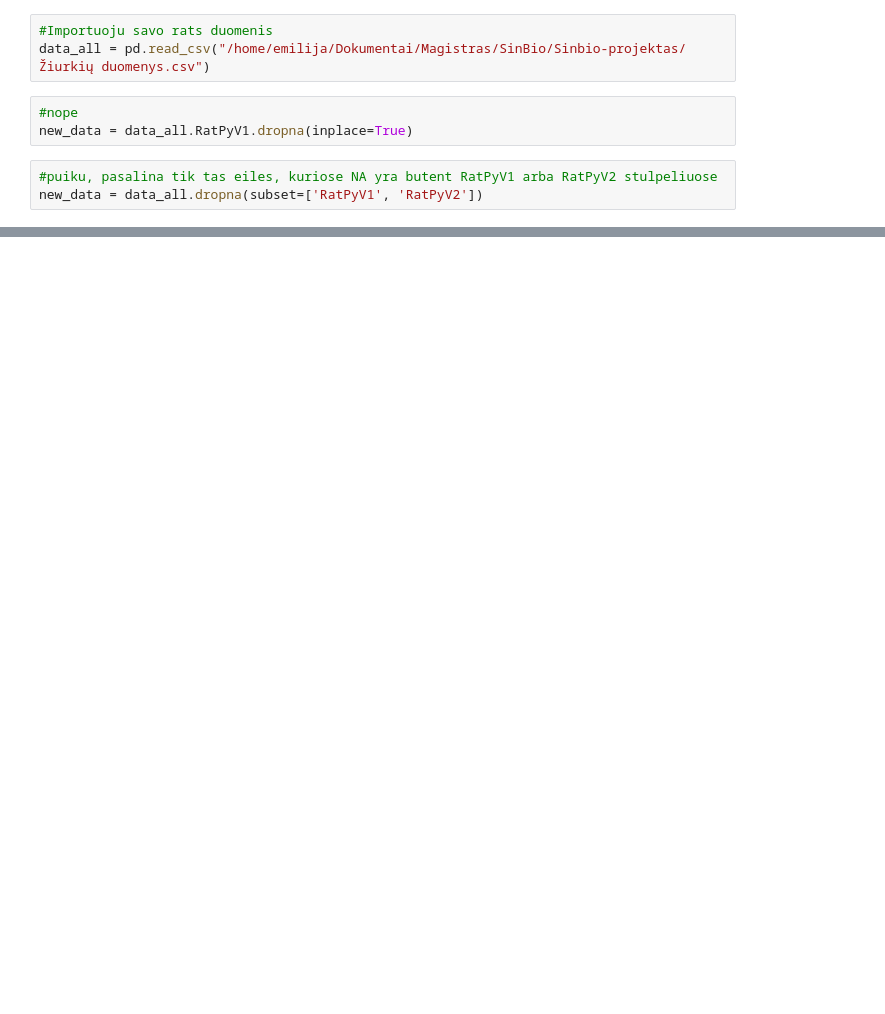
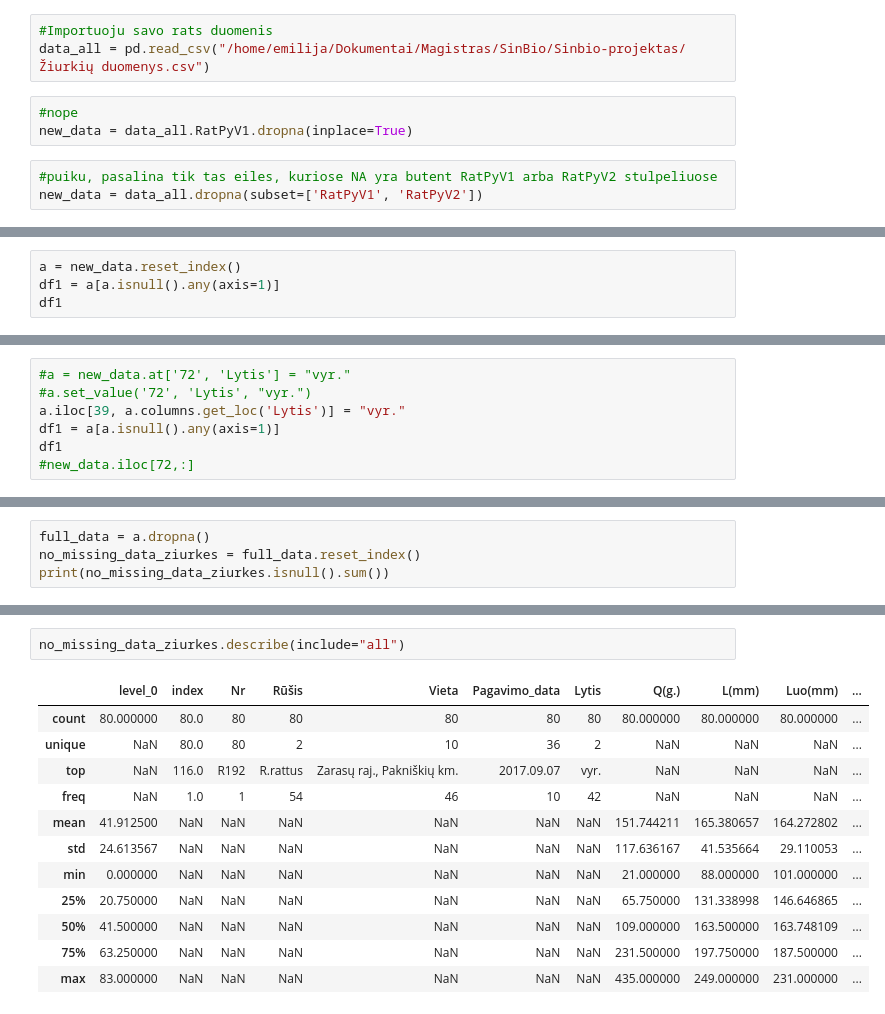
Before and after one commit to emyliuxe/Sinbio-projektas, a Jupyter notebook: python-3-notebook-remove-missing-data.ipynb, the cells around one changed output, grey strips where cells are left out. Saved outputs shown, nothing was run; the diff lists cells and outputs as text; blank space fills up the shorter version.

```diff
--- a/python-3-notebook-remove-missing-data.ipynb
+++ b/python-3-notebook-remove-missing-data.ipynb
@@ -43,0 +229,4 @@ new_data.describe(include='all')
+# %%
+a = new_data.reset_index()
+df1 = a[a.isnull().any(axis=1)]
+df1
@@ -43,0 +241,7 @@ new_data.describe(include='all')
+# %%
+#a = new_data.at['72', 'Lytis'] = "vyr."
+#a.set_value('72', 'Lytis', "vyr.")
+a.iloc[39, a.columns.get_loc('Lytis')] = "vyr."
+df1 = a[a.isnull().any(axis=1)]
+df1
+#new_data.iloc[72,:]
@@ -43,0 +276,4 @@ new_data.describe(include='all')
+# %%
+full_data = a.dropna()
+no_missing_data_ziurkes = full_data.reset_index()
+print(no_missing_data_ziurkes.isnull().sum())
@@ -43,0 +298,15 @@ new_data.describe(include='all')
+# %%
+no_missing_data_ziurkes.describe(include="all")
+# %% [output]
+|  | level_0 | index | Nr | Rūšis | Vieta | Pagavimo_data | Lytis | Q(g.) | L(mm) | Luo(mm) | ... |
+| count | 80.000000 | 80.0 | 80 | 80 | 80 | 80 | 80 | 80.000000 | 80.000000 | 80.000000 | ... |
+| unique | NaN | 80.0 | 80 | 2 | 10 | 36 | 2 | NaN | NaN | NaN | ... |
+| top | NaN | 116.0 | R192 | R.rattus | Zarasų raj., Pakniškių km. | 2017.09.07 | vyr. | NaN | NaN | NaN | ... |
+| freq | NaN | 1.0 | 1 | 54 | 46 | 10 | 42 | NaN | NaN | NaN | ... |
+| mean | 41.912500 | NaN | NaN | NaN | NaN | NaN | NaN | 151.744211 | 165.380657 | 164.272802 | ... |
+| std | 24.613567 | NaN | NaN | NaN | NaN | NaN | NaN | 117.636167 | 41.535664 | 29.110053 | ... |
+| min | 0.000000 | NaN | NaN | NaN | NaN | NaN | NaN | 21.000000 | 88.000000 | 101.000000 | ... |
+| 25% | 20.750000 | NaN | NaN | NaN | NaN | NaN | NaN | 65.750000 | 131.338998 | 146.646865 | ... |
+| 50% | 41.500000 | NaN | NaN | NaN | NaN | NaN | NaN | 109.000000 | 163.500000 | 163.748109 | ... |
+| 75% | 63.250000 | NaN | NaN | NaN | NaN | NaN | NaN | 231.500000 | 197.750000 | 187.500000 | ... |
+| max | 83.000000 | NaN | NaN | NaN | NaN | NaN | NaN | 435.000000 | 249.000000 | 231.000000 | ... |
```
Also changed, not shown: parts of 21 cells of this notebook, 4 other files.
